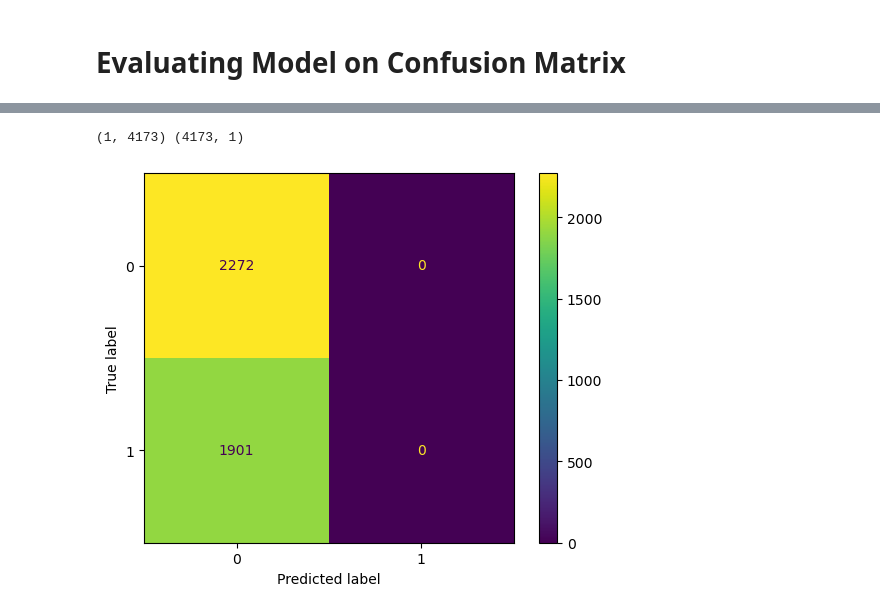
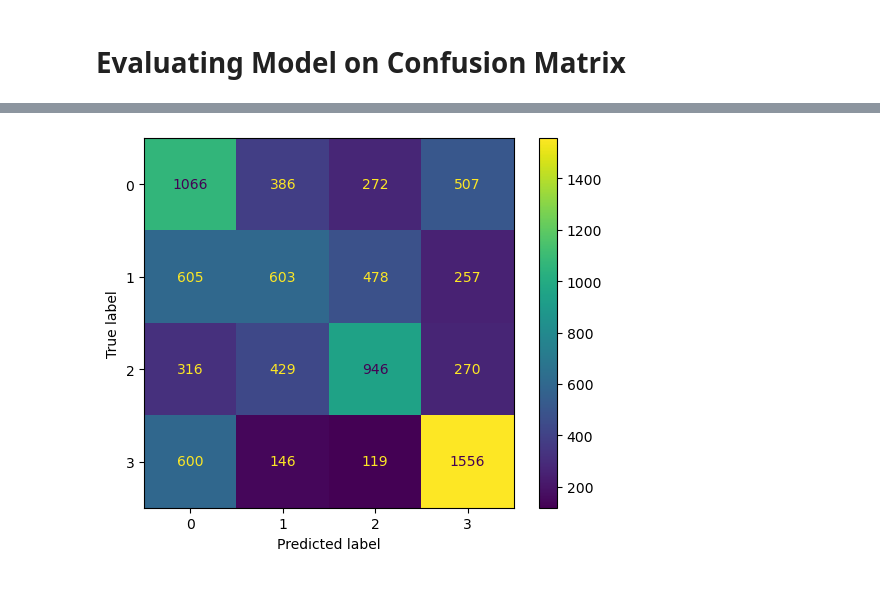
Before and after one commit to AsimWattoo/CustomerSegmentation_NN_Python, a Jupyter notebook: index.ipynb, the cells around one changed output, grey strips where cells are left out. Drawn from its saved outputs; the diff is of its cells as text; code cells hidden in the pictures.

```diff
--- a/index.ipynb
+++ b/index.ipynb
@@ -100,14 +100,14 @@ importlib.reload(NN)
 n = features.__len__()
 num_labels = np.unique(data_df[label]).__len__()
 layers = [
-    NN.DenseLayer(n, 0, NN.dummy_activation, NN.dummy_activation, is_input = True, is_output = False),
-    NN.DenseLayer(32, n, NN.sigmoid, NN.sigmoid_prime),
-    NN.DenseLayer(64, 32, NN.sigmoid, NN.sigmoid_prime),
-    NN.DenseLayer(64, 64, NN.sigmoid, NN.sigmoid_prime),
-    NN.DenseLayer(64, 64, NN.sigmoid, NN.sigmoid_prime),
-    NN.DenseLayer(64, 64, NN.sigmoid, NN.sigmoid_prime),
-    NN.DenseLayer(32, 64, NN.sigmoid, NN.sigmoid_prime),
-    NN.DenseLayer(num_labels, 32, NN.sigmoid, NN.sigmoid_prime, is_input = False, is_output = True)
+    NN.DenseLayer(n, 0, 'None', is_input = True, is_output = False),
+    NN.DenseLayer(32, n, 'sigmoid'),
+    NN.DenseLayer(64, 32, 'sigmoid'),
+    NN.DenseLayer(64, 64, 'sigmoid'),
+    NN.DenseLayer(64, 64, 'sigmoid'),
+    NN.DenseLayer(64, 64, 'sigmoid'),
+    NN.DenseLayer(32, 64, 'sigmoid'),
+    NN.DenseLayer(num_labels, 32, 'sigmoid', is_input = False, is_output = True)
 ]
 learning_rate = 0.005
 lamda = 0.01
@@ -176,14 +162,12 @@ Text(0, 0.5, 'Loss')
+# %%
+loaded_layers = NN.load_model("model.h5")
 # %%
-raw_predictions, caches = TNN.forward_prop(test_train_X.T, params)
-raw_predictions[raw_predictions >= 0.7] = 1
-raw_predictions[raw_predictions < 0.7] = 0
-predictions = np.reshape(raw_predictions, (-1, 1))
-actual = test_train_y
-print(raw_predictions.shape, actual.shape)
+raw_predictions, caches = NN.forward_propagate(loaded_layers, train_X)
+predictions = np.argmax(raw_predictions, 1)
+actual = train_y
 confusion_matrix = metrics.confusion_matrix(actual, predictions)
 cm_display = metrics.ConfusionMatrixDisplay(confusion_matrix = confusion_matrix)
 cm_display.plot()
 plt.show()
 # %% [output]
-(1, 4173) (4173, 1)
-[figure, old version]
+[figure, new version]
```
Also changed, not shown: parts of 9 cells of this notebook, 2 other files.
